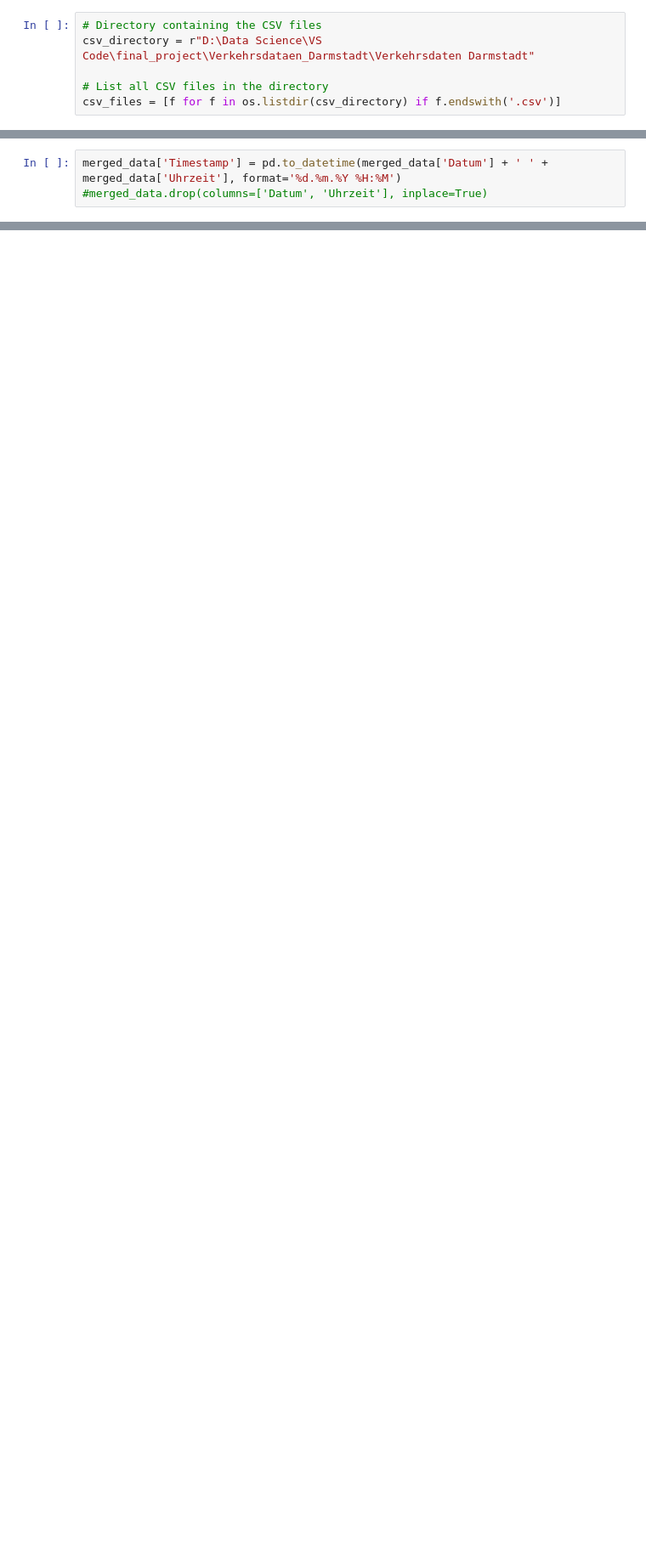
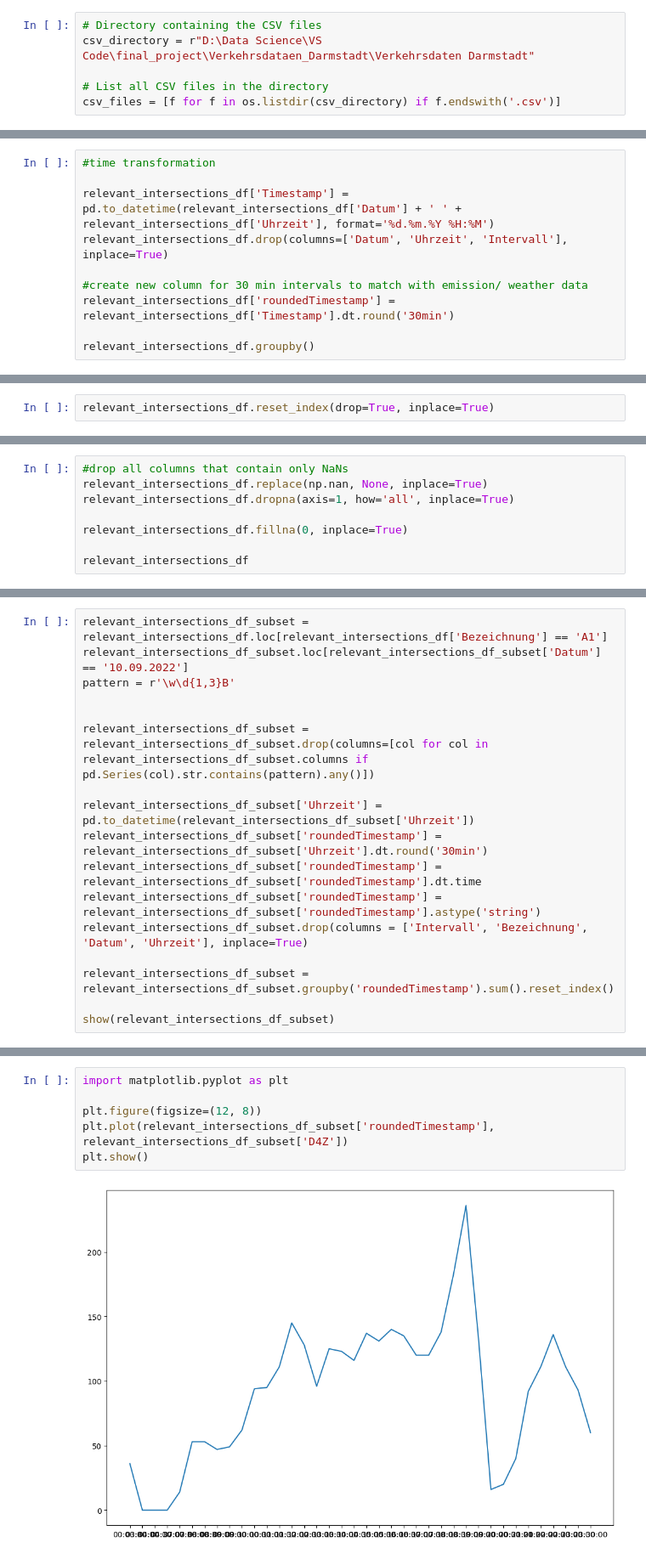
Before and after one commit to cathrinr/driving_change, a Jupyter notebook: trafficdata_exploration.ipynb, the cells around one changed output, grey strips where cells are left out. Shown at 85% size. Saved outputs shown, nothing was run; the diff lists cells and outputs as text; blank space fills up the shorter version.

Commit message:
traffic data exploration

```diff
--- a/trafficdata_exploration.ipynb
+++ b/trafficdata_exploration.ipynb
@@ -29,3 +73,10 @@ merged_data.to_csv("/path/to/output/merged_data.csv", index=False)
 # %%
-merged_data['Timestamp'] = pd.to_datetime(merged_data['Datum'] + ' ' + merged_data['Uhrzeit'], format='%d.%m.%Y %H:%M')
-#merged_data.drop(columns=['Datum', 'Uhrzeit'], inplace=True)
+#time transformation
+
+relevant_intersections_df['Timestamp'] = pd.to_datetime(relevant_intersections_df['Datum'] + ' ' + relevant_intersections_df['Uhrzeit'], format='%d.%m.%Y %H:%M')
+relevant_intersections_df.drop(columns=['Datum', 'Uhrzeit', 'Intervall'], inplace=True)
+
+#create new column for 30 min intervals to match with emission/ weather data
+relevant_intersections_df['roundedTimestamp'] = relevant_intersections_df['Timestamp'].dt.round('30min')
+
+relevant_intersections_df.groupby()
@@ -45,0 +103,2 @@ show(grouped_data)
+# %%
+relevant_intersections_df.reset_index(drop=True, inplace=True)
@@ -45,0 +121,8 @@ show(grouped_data)
+# %%
+#drop all columns that contain only NaNs
+relevant_intersections_df.replace(np.nan, None, inplace=True)
+relevant_intersections_df.dropna(axis=1, how='all', inplace=True)
+
+relevant_intersections_df.fillna(0, inplace=True)
+
+relevant_intersections_df
@@ -45,0 +205,17 @@ show(grouped_data)
+# %%
+relevant_intersections_df_subset = relevant_intersections_df.loc[relevant_intersections_df['Bezeichnung'] == 'A1']
+relevant_intersections_df_subset.loc[relevant_intersections_df_subset['Datum'] == '10.09.2022']
+pattern = r'\w\d{1,3}B'
+
+
+relevant_intersections_df_subset = relevant_intersections_df_subset.drop(columns=[col for col in relevant_intersections_df_subset.columns if pd.Series(col).str.contains(pattern).any()])
+
+relevant_intersections_df_subset['Uhrzeit'] = pd.to_datetime(relevant_intersections_df_subset['Uhrzeit'])
+relevant_intersections_df_subset['roundedTimestamp'] = relevant_intersections_df_subset['Uhrzeit'].dt.round('30min')
+relevant_intersections_df_subset['roundedTimestamp'] = relevant_intersections_df_subset['roundedTimestamp'].dt.time
+relevant_intersections_df_subset['roundedTimestamp'] = relevant_intersections_df_subset['roundedTimestamp'].astype('string')
+relevant_intersections_df_subset.drop(columns = ['Intervall', 'Bezeichnung', 'Datum', 'Uhrzeit'], inplace=True)
+
+relevant_intersections_df_subset = relevant_intersections_df_subset.groupby('roundedTimestamp').sum().reset_index()
+
+show(relevant_intersections_df_subset)
@@ -45,0 +225,8 @@ show(grouped_data)
+# %%
+import matplotlib.pyplot as plt
+
+plt.figure(figsize=(12, 8))
+plt.plot(relevant_intersections_df_subset['roundedTimestamp'], relevant_intersections_df_subset['D4Z'])
+plt.show()
+# %% [output]
+[figure, added]
```
Also changed, not shown: parts of 18 cells of this notebook.
